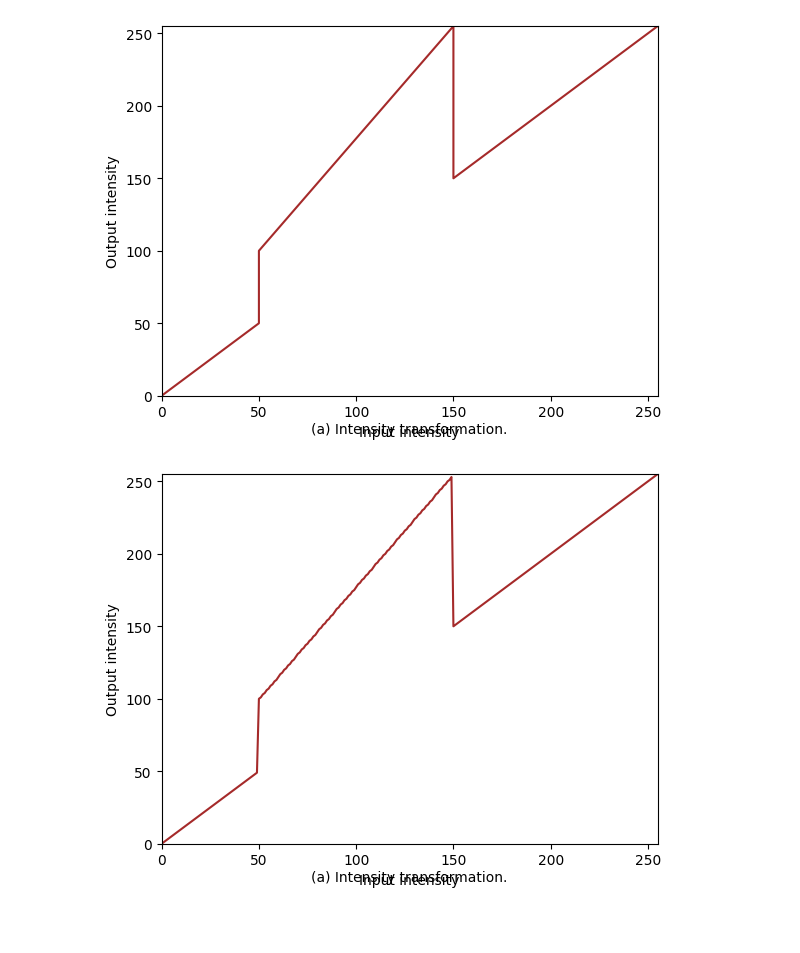
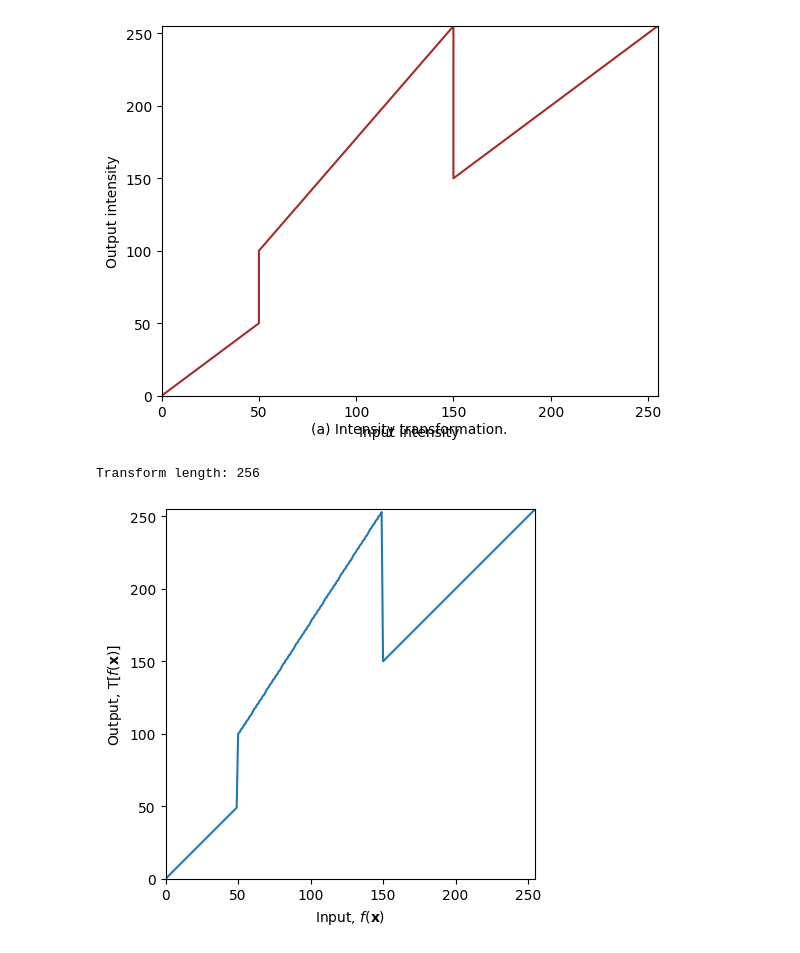
Before and after one commit to Kirushanth-G/EN3160---Image-Processing-and-Machine-Vision, a Jupyter notebook: Assignment1.ipynb, the cells around one changed output. Cells and saved outputs as stored; diff of their text form; code cells hidden in the pictures; blank space fills up the shorter version.

```diff
--- a/Assignment1.ipynb
+++ b/Assignment1.ipynb
@@ -36,38 +29,47 @@ plt.show()
 # %% [output]
 [figure]
 # %%
+import cv2 as cv
 import numpy as np
 import matplotlib.pyplot as plt
 
 # Define the control points
 c = np.array([(50, 50), (50, 100), (150, 255), (150, 150), (255, 255)])
 
 # Define the intensity ranges based on control points
 t1 = np.linspace(0, c[0, 1], c[0, 0] + 1).astype('uint8')      # From 0 to 50
 t2 = np.linspace(c[0, 1], c[1, 1], c[1, 0] - c[0, 0] + 1).astype('uint8')  # From 50 to 100
 t3 = np.linspace(c[1, 1], c[2, 1], c[2, 0] - c[1, 0] + 1).astype('uint8')  # From 100 to 150
 t4 = np.linspace(c[2, 1], c[3, 1], c[3, 0] - c[2, 0] + 1).astype('uint8')  # From 150 to 200
 t5 = np.linspace(c[3, 1], c[4, 1], c[4, 0] - c[3, 0] + 1).astype('uint8')  # From 200 to 255
 
 # Concatenate the transformation arrays
 transform = np.concatenate((t1[:-1], t2[:-1], t3[:-1], t4[:-1], t5), axis=0)
+print(f'Transform length: {len(transform)}')
 
 # Plot the transformation curve
 fig, ax = plt.subplots()
-ax.plot(transform, color='brown')  # Brown color as shown in your image
-
-# Set axis labels
-ax.set_xlabel('Input intensity')
-ax.set_ylabel('Output intensity')
-
-# Set axis limits
+ax.plot(transform)
+ax.set_xlabel(r'Input, $f(\mathbf{x})$')  # Use raw string literals for LaTeX-style math
+ax.set_ylabel(r'Output, $\mathrm{T}[f(\mathbf{x})]$')  # Correct the backslashes
 ax.set_xlim(0, 255)
 ax.set_ylim(0, 255)
+ax.set_aspect('equal')
+plt.show()
 
-# Add a caption below the plot (optional)
-ax.text(0.5, -0.1, "(a) Intensity transformation.", ha='center', transform=ax.transAxes)
+# Load the original image
+img_orig = cv.imread('a1images/emma.jpg', cv.IMREAD_GRAYSCALE)
 
-# Display the plot
-plt.show()
+cv.imshow("Original Image", img_orig)
+cv.waitKey(0)
+
+# Apply intensity windowing transformation
+image_transformed = cv.LUT(img_orig, transform)
+
+# Show transformed image
+cv.imshow("Transformed Image", image_transformed)
+cv.waitKey(0)
+cv.destroyAllWindows()
 # %% [output]
+Transform length: 256
-[figure, old version]
+[figure, new version]
```
Also changed, not shown: parts of 1 cell of this notebook.
